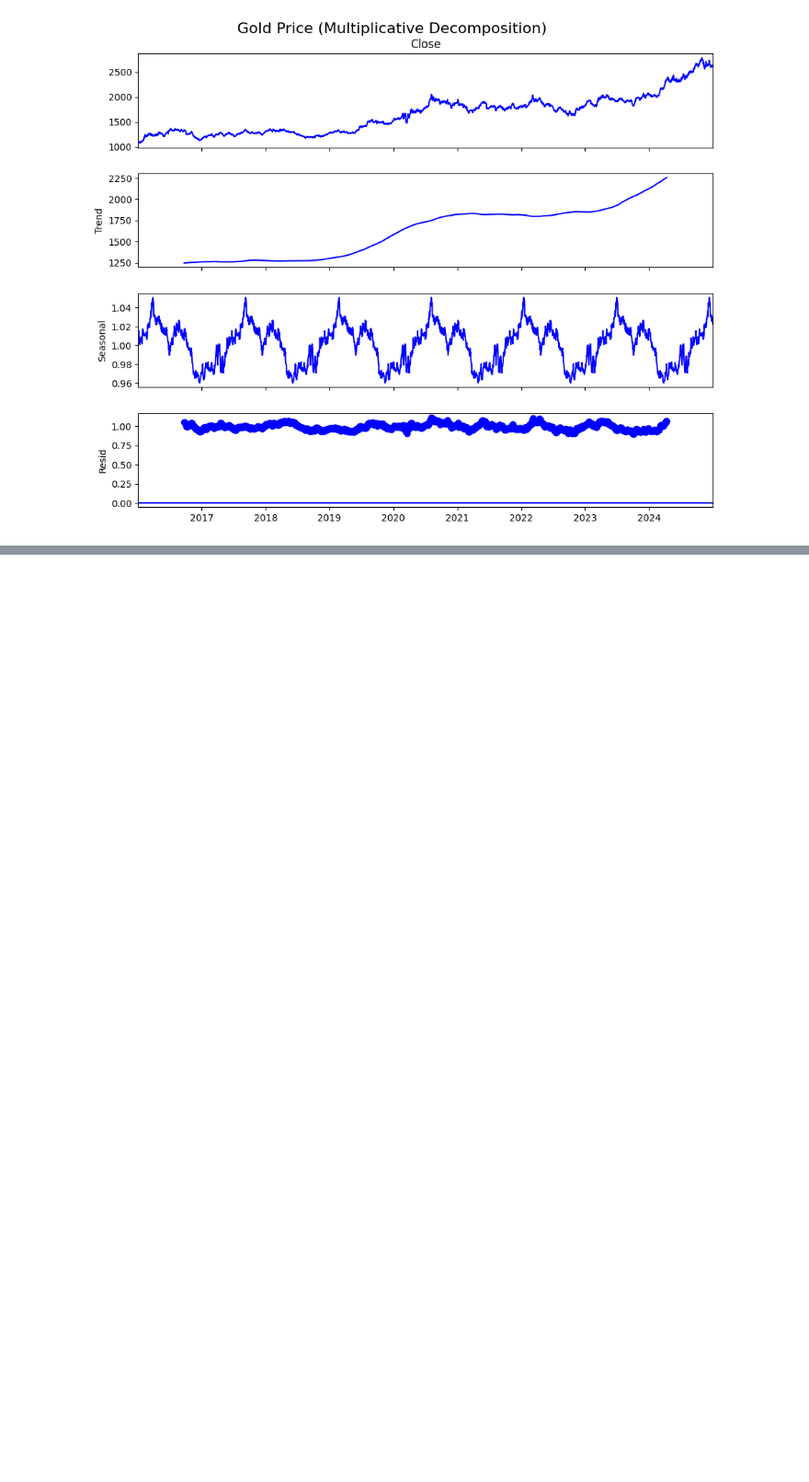
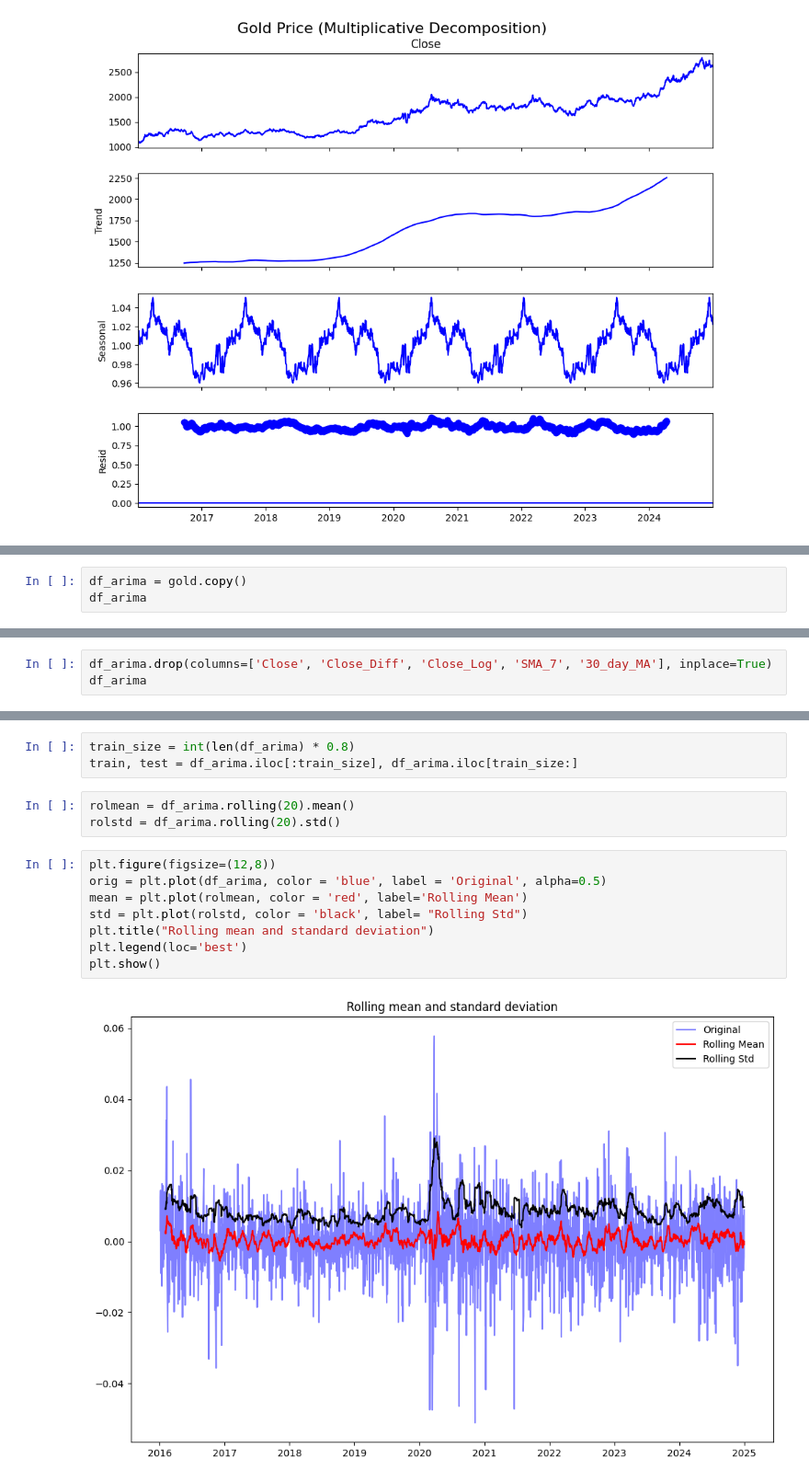
Before and after one commit to Jankiel-Predator/mmda_proj_btc, a Jupyter notebook: gold.ipynb, the cells around one changed output, grey strips where cells are left out. Shown at 92% size. Saved outputs shown, nothing was run; the diff lists cells and outputs as text; blank space fills up the shorter version.

```diff
--- a/gold.ipynb
+++ b/gold.ipynb
@@ -244,0 +249,3 @@ plot_decomposition(gold['Close'], model='multiplicative', period=365, title="Gol
+# %%
+df_arima = gold.copy()
+df_arima
@@ -244,0 +267,3 @@ plot_decomposition(gold['Close'], model='multiplicative', period=365, title="Gol
+# %%
+df_arima.drop(columns=['Close', 'Close_Diff', 'Close_Log', 'SMA_7',	'30_day_MA'], inplace=True)
+df_arima
@@ -244,0 +285,16 @@ plot_decomposition(gold['Close'], model='multiplicative', period=365, title="Gol
+# %%
+train_size = int(len(df_arima) * 0.8)
+train, test = df_arima.iloc[:train_size], df_arima.iloc[train_size:]
+# %%
+rolmean = df_arima.rolling(20).mean()
+rolstd = df_arima.rolling(20).std()
+# %%
+plt.figure(figsize=(12,8))
+orig = plt.plot(df_arima, color = 'blue', label = 'Original', alpha=0.5)
+mean = plt.plot(rolmean, color = 'red', label='Rolling Mean')
+std = plt.plot(rolstd, color = 'black', label= "Rolling Std")
+plt.title("Rolling mean and standard deviation")
+plt.legend(loc='best')
+plt.show()
+# %% [output]
+[figure, added]
```
Also changed, not shown: parts of 11 cells of this notebook.
